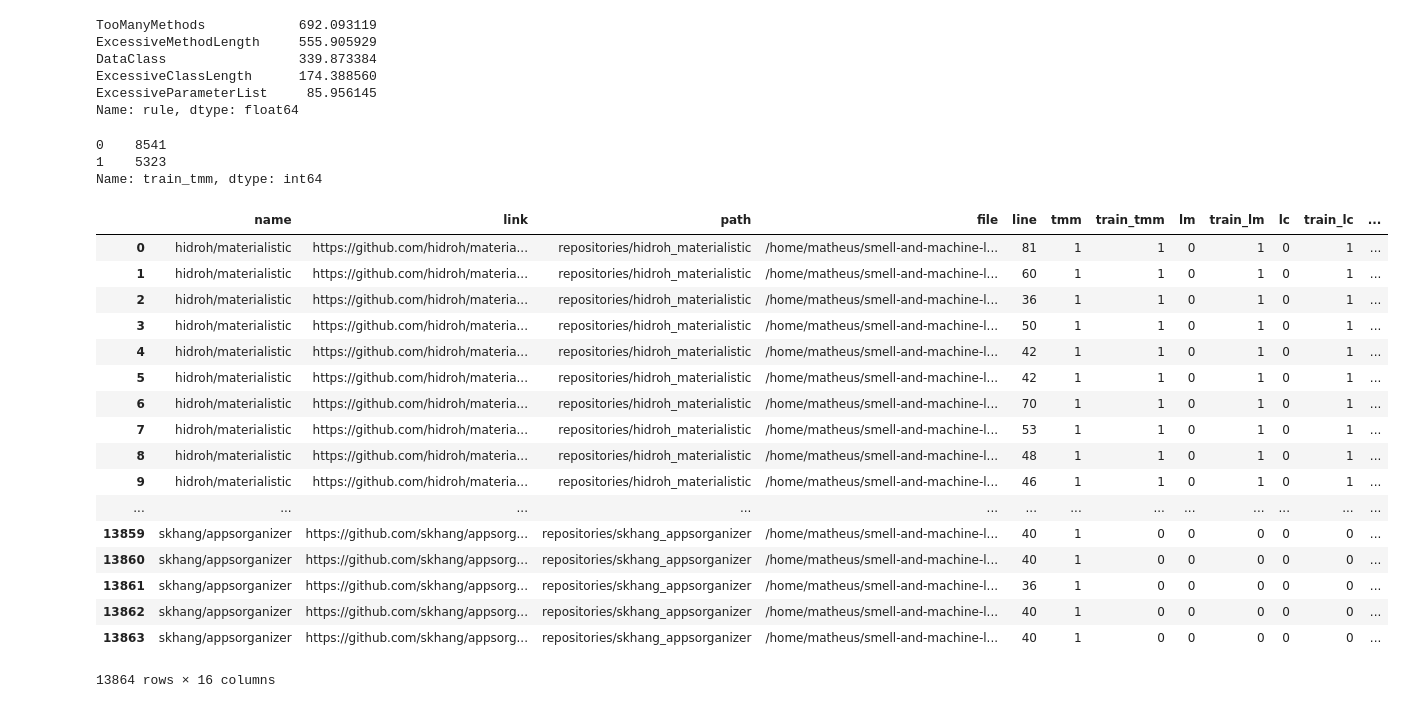
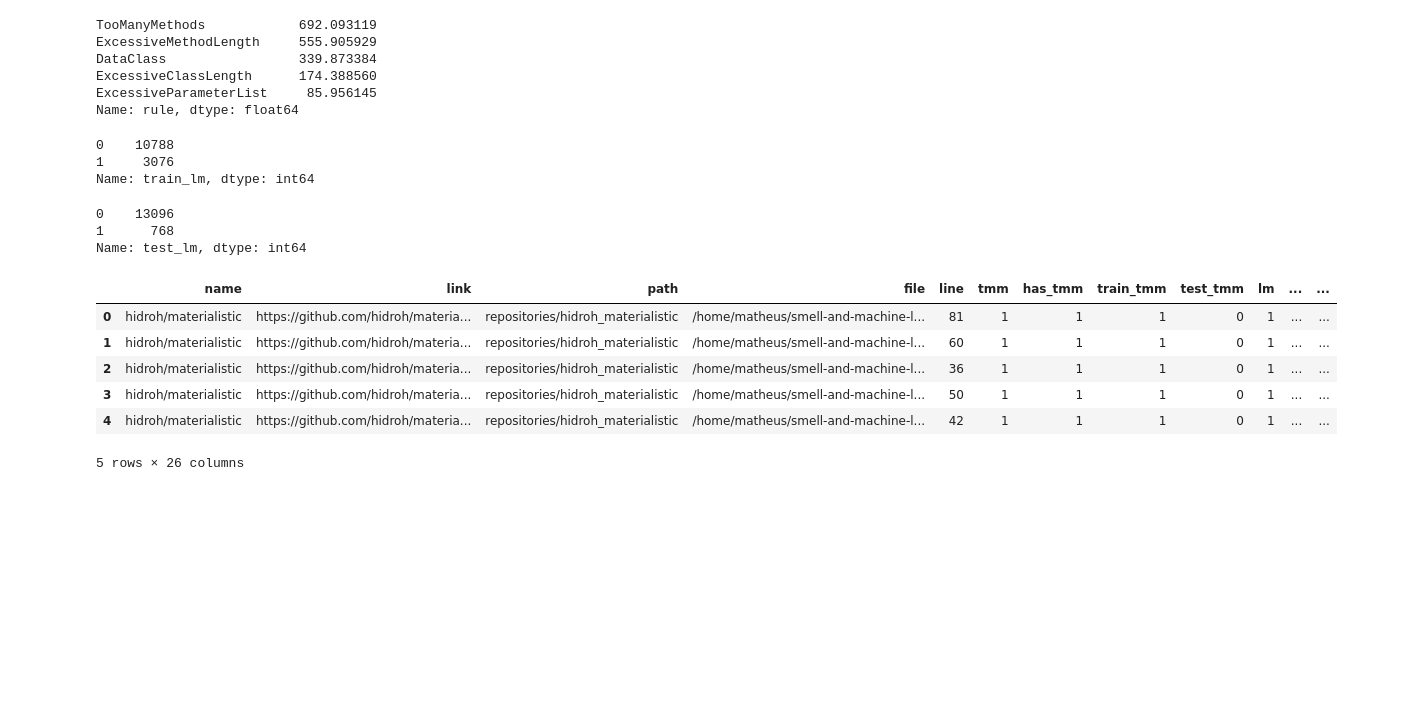
Before and after one commit to cmFodWx5YWRhdjEyMTA5/smell-and-machine-learning, a Jupyter notebook: Experiment.ipynb, the cells around one changed output. Saved outputs shown, nothing was run; the diff lists cells and outputs as text; code cells hidden in the pictures; blank space fills up the shorter version.

```diff
--- a/Experiment.ipynb
+++ b/Experiment.ipynb
@@ -369,28 +483,23 @@ data = pd.DataFrame(dataset,index=None,columns=['name', 'link', 'path', 'file',
 # %%
-data['train_tmm'].value_counts()
+data['train_lm'].value_counts()
 # %% [output]
-0    8541
-1    5323
-Name: train_tmm, dtype: int64
+0    10788
+1     3076
+Name: train_lm, dtype: int64
+# %%
+data['test_lm'].value_counts()
+# %% [output]
+0    13096
+1      768
+Name: test_lm, dtype: int64
 # %%
-data
+data.head()
 # %% [output]
-|  | name | link | path | file | line | tmm | train_tmm | lm | train_lm | lc | train_lc | ... |
-| 0 | hidroh/materialistic | https://github.com/hidroh/materia... | repositories/hidroh_materialistic | /home/matheus/smell-and-machine-l... | 81 | 1 | 1 | 0 | 1 | 0 | 1 | ... |
-| 1 | hidroh/materialistic | https://github.com/hidroh/materia... | repositories/hidroh_materialistic | /home/matheus/smell-and-machine-l... | 60 | 1 | 1 | 0 | 1 | 0 | 1 | ... |
-| 2 | hidroh/materialistic | https://github.com/hidroh/materia... | repositories/hidroh_materialistic | /home/matheus/smell-and-machine-l... | 36 | 1 | 1 | 0 | 1 | 0 | 1 | ... |
-| 3 | hidroh/materialistic | https://github.com/hidroh/materia... | repositories/hidroh_materialistic | /home/matheus/smell-and-machine-l... | 50 | 1 | 1 | 0 | 1 | 0 | 1 | ... |
-| 4 | hidroh/materialistic | https://github.com/hidroh/materia... | repositories/hidroh_materialistic | /home/matheus/smell-and-machine-l... | 42 | 1 | 1 | 0 | 1 | 0 | 1 | ... |
-| 5 | hidroh/materialistic | https://github.com/hidroh/materia... | repositories/hidroh_materialistic | /home/matheus/smell-and-machine-l... | 42 | 1 | 1 | 0 | 1 | 0 | 1 | ... |
-| 6 | hidroh/materialistic | https://github.com/hidroh/materia... | repositories/hidroh_materialistic | /home/matheus/smell-and-machine-l... | 70 | 1 | 1 | 0 | 1 | 0 | 1 | ... |
-| 7 | hidroh/materialistic | https://github.com/hidroh/materia... | repositories/hidroh_materialistic | /home/matheus/smell-and-machine-l... | 53 | 1 | 1 | 0 | 1 | 0 | 1 | ... |
-| 8 | hidroh/materialistic | https://github.com/hidroh/materia... | repositories/hidroh_materialistic | /home/matheus/smell-and-machine-l... | 48 | 1 | 1 | 0 | 1 | 0 | 1 | ... |
-| 9 | hidroh/materialistic | https://github.com/hidroh/materia... | repositories/hidroh_materialistic | /home/matheus/smell-and-machine-l... | 46 | 1 | 1 | 0 | 1 | 0 | 1 | ... |
-| ... | ... | ... | ... | ... | ... | ... | ... | ... | ... | ... | ... | ... |
-| 13859 | skhang/appsorganizer | https://github.com/skhang/appsorg... | repositories/skhang_appsorganizer | /home/matheus/smell-and-machine-l... | 40 | 1 | 0 | 0 | 0 | 0 | 0 | ... |
-| 13860 | skhang/appsorganizer | https://github.com/skhang/appsorg... | repositories/skhang_appsorganizer | /home/matheus/smell-and-machine-l... | 40 | 1 | 0 | 0 | 0 | 0 | 0 | ... |
-| 13861 | skhang/appsorganizer | https://github.com/skhang/appsorg... | repositories/skhang_appsorganizer | /home/matheus/smell-and-machine-l... | 36 | 1 | 0 | 0 | 0 | 0 | 0 | ... |
-| 13862 | skhang/appsorganizer | https://github.com/skhang/appsorg... | repositories/skhang_appsorganizer | /home/matheus/smell-and-machine-l... | 40 | 1 | 0 | 0 | 0 | 0 | 0 | ... |
-| 13863 | skhang/appsorganizer | https://github.com/skhang/appsorg... | repositories/skhang_appsorganizer | /home/matheus/smell-and-machine-l... | 40 | 1 | 0 | 0 | 0 | 0 | 0 | ... |
+|  | name | link | path | file | line | tmm | has_tmm | train_tmm | test_tmm | lm | ... | ... |
+| 0 | hidroh/materialistic | https://github.com/hidroh/materia... | repositories/hidroh_materialistic | /home/matheus/smell-and-machine-l... | 81 | 1 | 1 | 1 | 0 | 1 | ... | ... |
+| 1 | hidroh/materialistic | https://github.com/hidroh/materia... | repositories/hidroh_materialistic | /home/matheus/smell-and-machine-l... | 60 | 1 | 1 | 1 | 0 | 1 | ... | ... |
+| 2 | hidroh/materialistic | https://github.com/hidroh/materia... | repositories/hidroh_materialistic | /home/matheus/smell-and-machine-l... | 36 | 1 | 1 | 1 | 0 | 1 | ... | ... |
+| 3 | hidroh/materialistic | https://github.com/hidroh/materia... | repositories/hidroh_materialistic | /home/matheus/smell-and-machine-l... | 50 | 1 | 1 | 1 | 0 | 1 | ... | ... |
+| 4 | hidroh/materialistic | https://github.com/hidroh/materia... | repositories/hidroh_materialistic | /home/matheus/smell-and-machine-l... | 42 | 1 | 1 | 1 | 0 | 1 | ... | ... |
-13864 rows × 16 columns
+5 rows × 26 columns
 # %%
```
Also changed, not shown: parts of 5 cells of this notebook, 2 other files.
